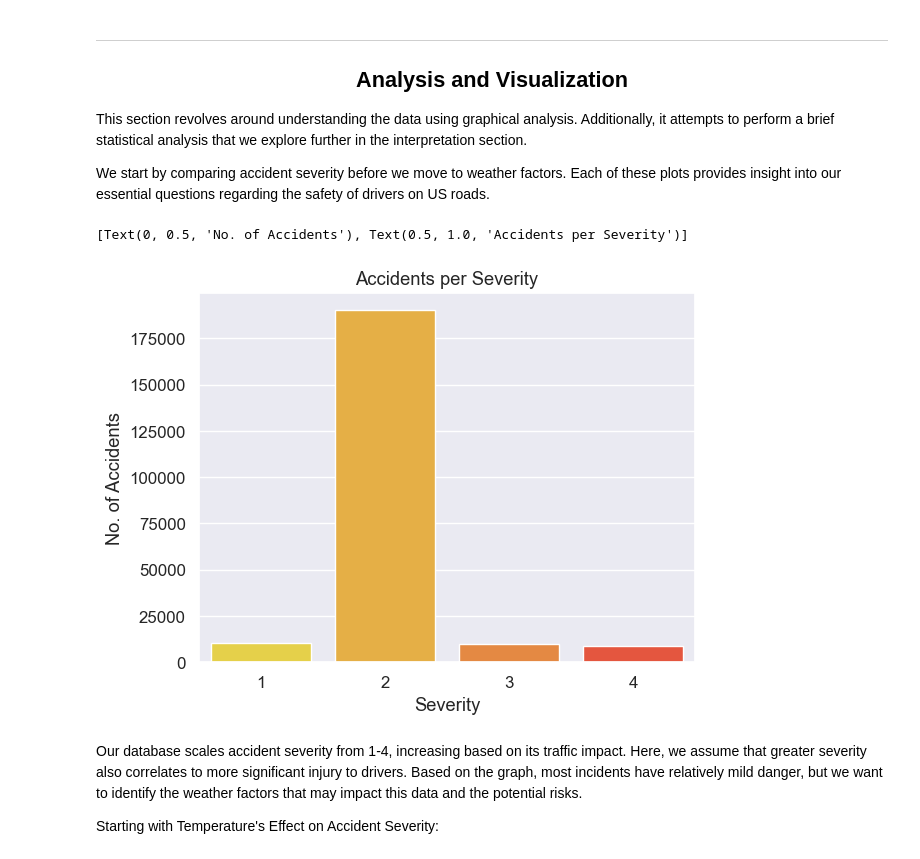
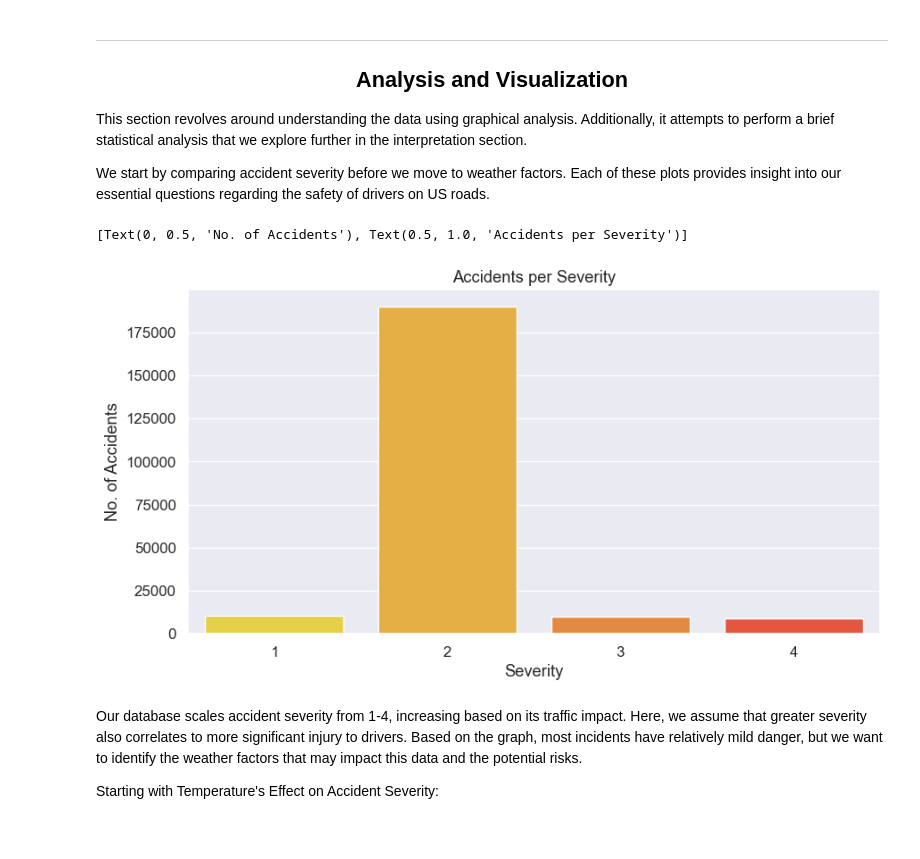
Before and after one commit to Anubis-vc/Anubis-vc.github.io, a Jupyter notebook: FinalProject.ipynb, the cells around one changed output. Cells and saved outputs as stored; diff of their text form; code cells hidden in the pictures.

```diff
--- a/FinalProject.ipynb
+++ b/FinalProject.ipynb
@@ -180,12 +187,13 @@ This section revolves around understanding the data using graphical analysis. Ad
 
 We start by comparing accident severity before we move to weather factors. Each of these plots provides insight into our essential questions regarding the safety of drivers on US roads.
 # %%
+plt.figure(figsize=(10,5))
 sev = sns.countplot(data= df, x= 'Severity',
                     palette= ['#ffe330', '#ffb72c', '#ff8628', '#ff4224'])
 sev.set(ylabel= "No. of Accidents", title= "Accidents per Severity")
 # %% [output]
 [Text(0, 0.5, 'No. of Accidents'), Text(0.5, 1.0, 'Accidents per Severity')]
-[figure, old version]
+[figure, new version]
 # %% [markdown]
 Our database scales accident severity from 1-4, increasing based on its traffic impact. Here, we assume that greater severity also correlates to more significant injury to drivers. Based on the graph, most incidents have relatively mild danger, but we want to identify the weather factors that may impact this data and the potential risks.
 
```
Also changed, not shown: parts of 13 cells of this notebook.
